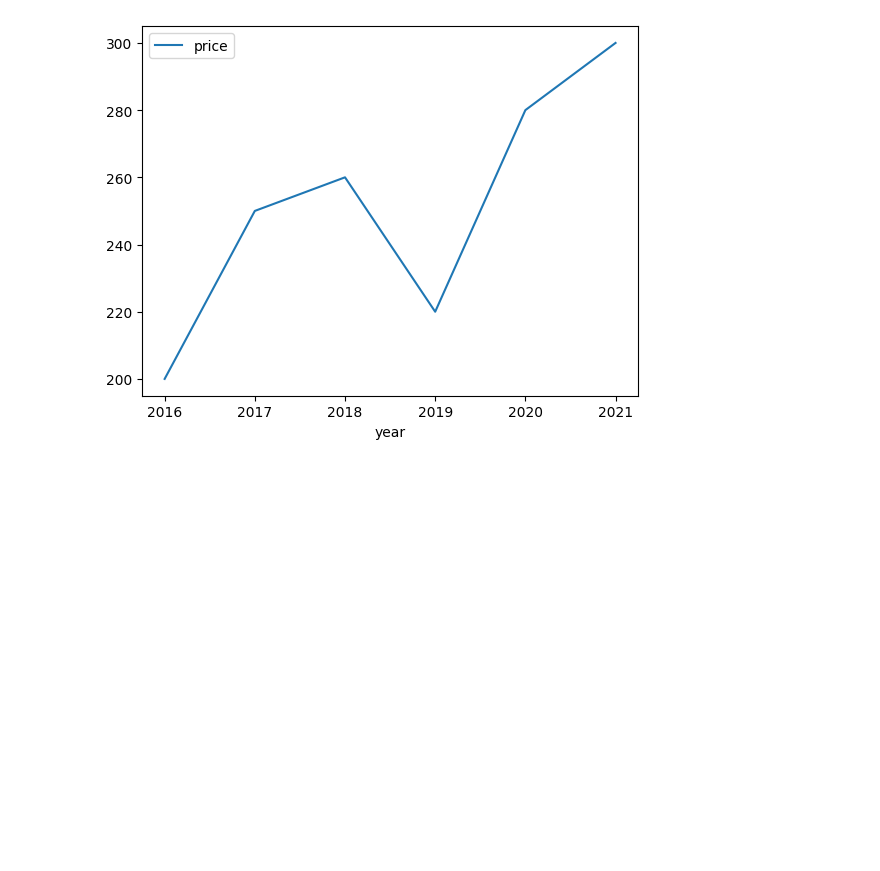
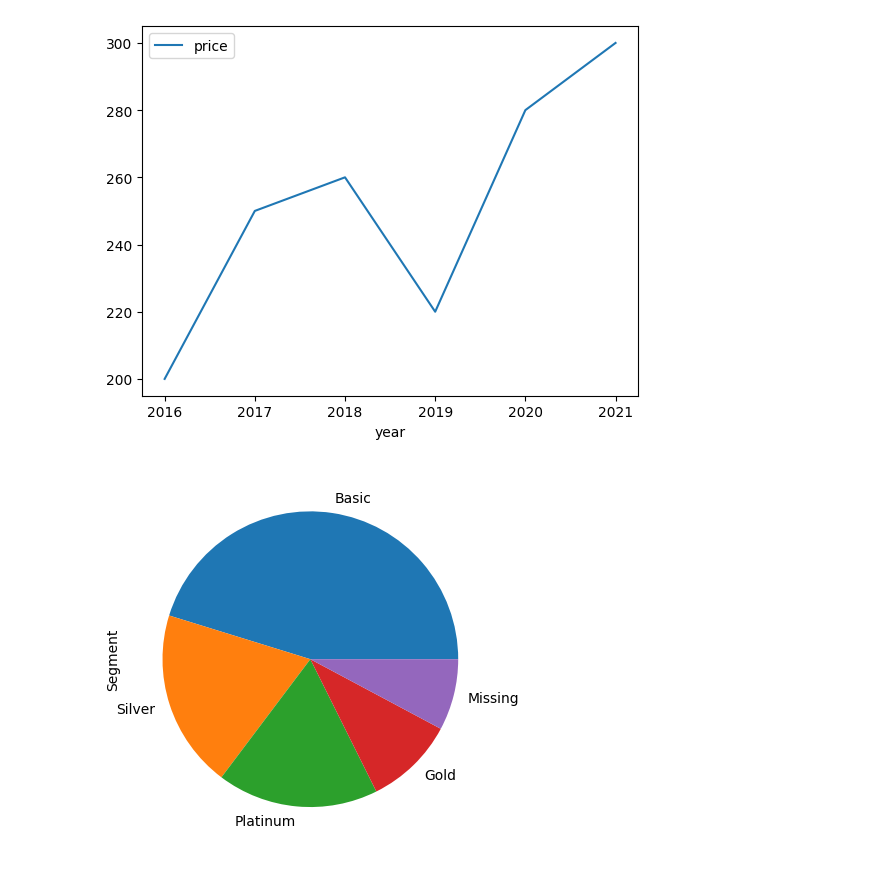
Before and after one commit to AMIRHOSSEINFSH/OnlineStoreCustomerAnalyses, a Jupyter notebook: processor/Main.ipynb, the cells around one changed output. Saved outputs shown, nothing was run; the diff lists cells and outputs as text; code cells hidden in the pictures; blank space fills up the shorter version.

```diff
--- a/processor/Main.ipynb
+++ b/processor/Main.ipynb
@@ -14,6 +37,10 @@ dataArr = pd.read_csv("../files/raw/online store customer.csv")
 processor = PreProcessor(dataArr)
 processor.changeColumnNames([("Gender", "Sex")])
 processor.changeDataTypes([("Transaction_date", "datetime64[ns]")])
+bins = [0, 1000, 1500, float('inf')]
+labels = ['Small', 'Medium', 'Large']
+dataArr["Amount_spent_category"] = pd.cut(dataArr["Amount_spent"],bins=bins,labels=labels)
+#processor.categorizeNumbericValueOf("Amount_spent","Amount_spent_category",bins,labels)
 processor.fillMissValues(
     [("Sex", MissValueStrategy.MODE), ("Amount_spent", MissValueStrategy.MEAN),
      ("Employees_status", MissValueStrategy.MODE), ("Age", MissValueStrategy.MEDIAN)])
@@ -42,3 +68,8 @@ df_line.plot('year', 'price')
 # %% [output]
 <Axes: xlabel='year'>
 [figure]
+# %%
+dataArr.Segment.value_counts().plot(
+    kind='pie');
+# %% [output]
+[figure, added]
```
Also changed, not shown: parts of 6 cells of this notebook, 2 other files.
